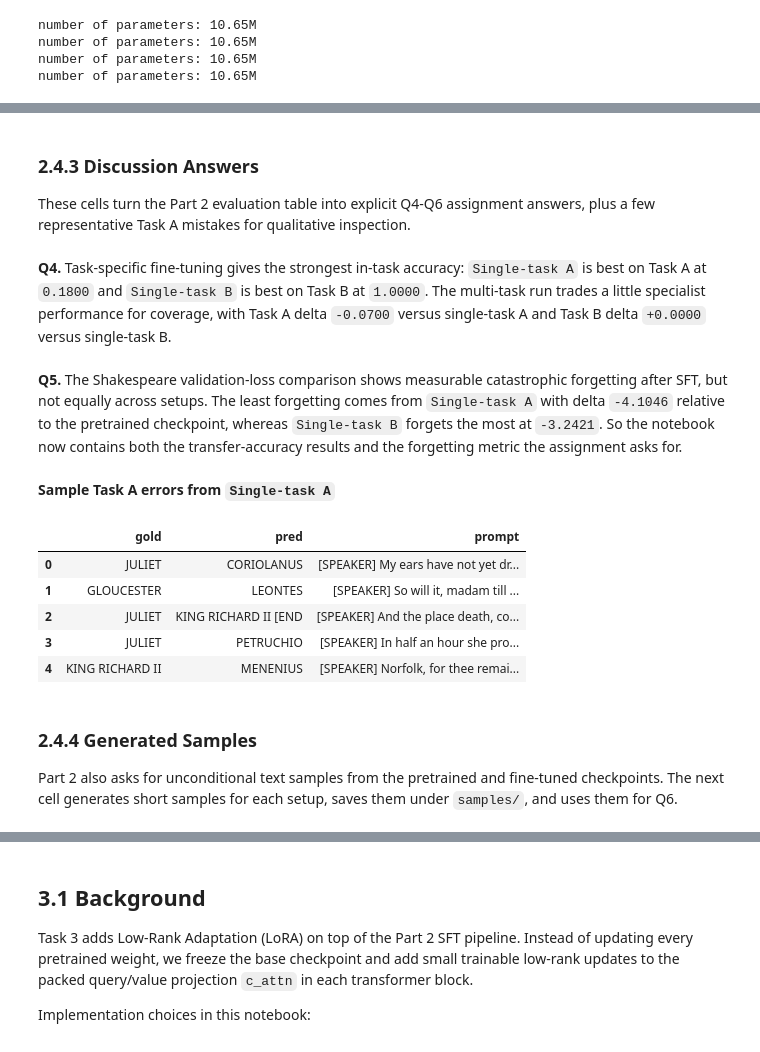
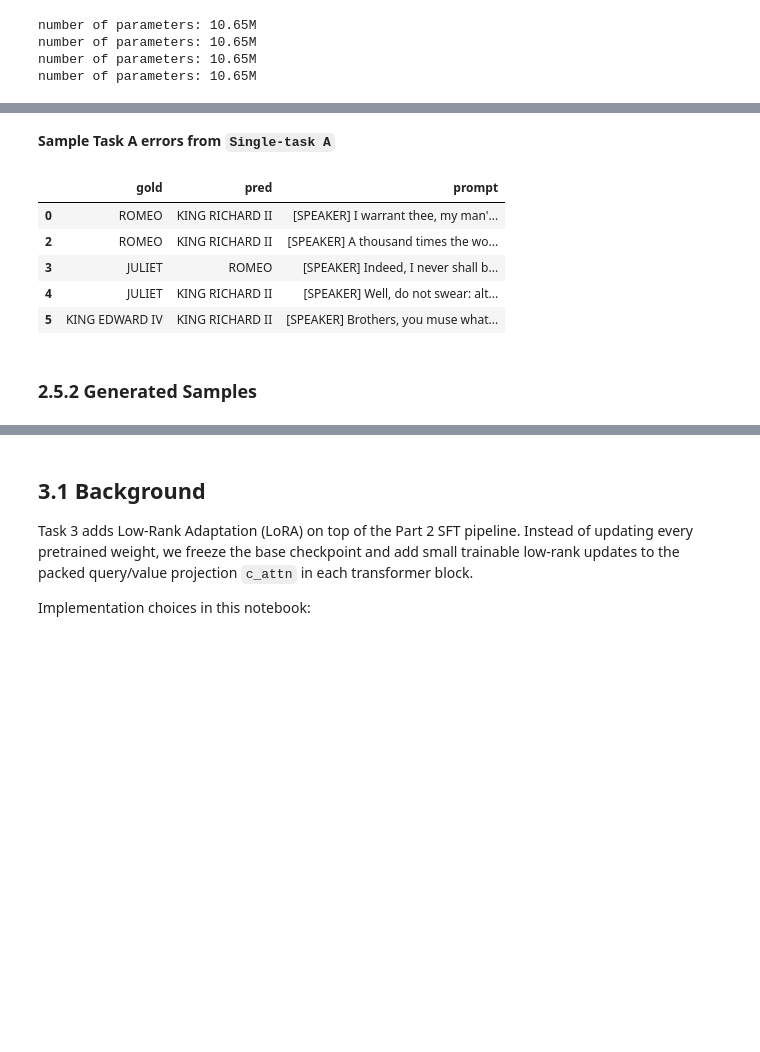
Before and after one commit to maaxhe/foundations_NLP, a Jupyter notebook: final_assignment_advanced/notebook_advanced.ipynb, the cells around one changed output, grey strips where cells are left out. Drawn from its saved outputs; the diff is of its cells as text; code cells hidden in the pictures; blank space fills up the shorter version.

Commit message:
fixed a few mistakes in the code. should be good now

```diff
--- a/final_assignment_advanced/notebook_advanced.ipynb
+++ b/final_assignment_advanced/notebook_advanced.ipynb
@@ -1777,7 +1792,7 @@ Both tasks are formatted as text-to-text character-level prediction problems usi
 
 ### 2.3.1 Load raw Shakespeare text
 # %%
-raw_text_path = os.path.join("data", "shakespeare_char_speaker", "input.txt")
+raw_text_path = os.path.join(BASE_PRETRAINED_DATA_DIR, "input.txt")
 with open(raw_text_path, "r", encoding="utf-8") as f:
     raw_text = f.read()
 
@@ -2085,8 +2201,8 @@ for setup_name, dataset_name, run_name in TASK2_RUN_CONFIGS:
     out_dir = run_name
     init_from = "pretrained"
     pretrained_ckpt_path = PRETRAINED_CKPT_PATH
-    learning_rate = 1e-5
-    max_iters = 1000
+    learning_rate = 5e-5
+    max_iters = 2500
     lr_decay_iters = max_iters
     eval_interval = 100
     eval_iters = 100
@@ -2376,6 +2483,12 @@ def make_generate_fn(model, stoi, itos, max_new_tokens=40, temperature=0.8, top_
 def best_val_loss(history):
     return min(history["val_loss"]) if history.get("val_loss") else float("nan")
 
+
+# Allow enough generation budget for the longest label plus the closing [END] marker.
+part2_eval_max_new_tokens = max(
+    len(ex["label"] + " [END]")
+    for ex in (task_a_train + task_a_test + task_b_train + task_b_test)
+) + 4
 
 part2_rows = [
     {"Setup": "Random baseline", "Task A Acc.": 0.10, "Task B Acc.": 0.50, "Shakespeare Val Loss": np.nan}
@@ -2384,7 +2497,14 @@ part2_predictions = {}
 part2_shakespeare_eval = {}
 
 for setup, (model, stoi, itos) in loaded_models.items():
-    generate_fn = make_generate_fn(model, stoi, itos, max_new_tokens=20, temperature=0.2, top_k=10)
+    generate_fn = make_generate_fn(
+        model,
+        stoi,
+        itos,
+        max_new_tokens=part2_eval_max_new_tokens,
+        temperature=0.2,
+        top_k=10,
+    )
 
     task_a_acc, task_a_preview = compute_accuracy(generate_fn, task_a_test, verbose=False)
     task_b_acc, task_b_preview = compute_accuracy(generate_fn, task_b_test, verbose=False)
@@ -2444,57 +2564,33 @@ step 0: train loss 2.3181, val loss 2.5291
-# %% [markdown]
-### 2.4.3 Discussion Answers
-
-These cells turn the Part 2 evaluation table into explicit Q4-Q6 assignment answers, plus a few representative Task A mistakes for qualitative inspection.
 # %%
 from IPython.display import Markdown, display
 
 non_random = results[results["Setup"] != "Random baseline"].copy()
 best_task_a = non_random.loc[non_random["Task A Acc."].idxmax()]
 best_task_b = non_random.loc[non_random["Task B Acc."].idxmax()]
 multi_task = non_random[non_random["Setup"] == "Multi-task A+B"].iloc[0]
 single_a = non_random[non_random["Setup"] == "Single-task A"].iloc[0]
 single_b = non_random[non_random["Setup"] == "Single-task B"].iloc[0]
 sft_only = non_random[non_random["Setup"] != "Pretrained (no SFT)"].copy()
-least_forgetting = sft_only.loc[sft_only["Forgetting Delta"].idxmin()]
-most_forgetting = sft_only.loc[sft_only["Forgetting Delta"].idxmax()]
-
-q4 = (
-    f"Task-specific fine-tuning gives the strongest in-task accuracy: `{best_task_a['Setup']}` is best on Task A at `{best_task_a['Task A Acc.']:.4f}` and "
-    f"`{best_task_b['Setup']}` is best on Task B at `{best_task_b['Task B Acc.']:.4f}`. "
-    f"The multi-task run trades a little specialist performance for coverage, with Task A delta `{multi_task['Task A Acc.'] - single_a['Task A Acc.']:+.4f}` "
-    f"versus single-task A and Task B delta `{multi_task['Task B Acc.'] - single_b['Task B Acc.']:+.4f}` versus single-task B."
-)
-
-q5 = (
-    f"The Shakespeare validation-loss comparison shows measurable catastrophic forgetting after SFT, but not equally across setups. "
-    f"The least forgetting comes from `{least_forgetting['Setup']}` with delta `{least_forgetting['Forgetting Delta']:+.4f}` relative to the pretrained checkpoint, "
-    f"whereas `{most_forgetting['Setup']}` forgets the most at `{most_forgetting['Forgetting Delta']:+.4f}`. "
-    "So the notebook now contains both the transfer-accuracy results and the forgetting metric the assignment asks for."
-)
-
-display(Markdown(f"**Q4.** {q4}"))
-display(Markdown(f"**Q5.** {q5}"))
+smallest_shift = sft_only.loc[sft_only["Forgetting Delta"].abs().idxmin()]
+largest_forgetting = sft_only.loc[sft_only["Forgetting Delta"].idxmax()]
+largest_improvement = sft_only.loc[sft_only["Forgetting Delta"].idxmin()]
 
 best_task_a_errors = part2_predictions[best_task_a["Setup"]]["task_a"]
 best_task_a_errors = best_task_a_errors[~best_task_a_errors["correct"]][["gold", "pred", "prompt"]].head(5)
 
 if len(best_task_a_errors) > 0:
     display(Markdown(f"**Sample Task A errors from `{best_task_a['Setup']}`**"))
     display(best_task_a_errors)
 # %% [output]
-**Q4.** Task-specific fine-tuning gives the strongest in-task accuracy: `Single-task A` is best on Task A at `0.1800` and `Single-task B` is best on Task B at `1.0000`. The multi-task run trades a little specialist performance for coverage, with Task A delta `-0.0700` versus single-task A and Task B delta `+0.0000` versus single-task B.
+**Sample Task A errors from `Single-task A`**
-**Q5.** The Shakespeare validation-loss comparison shows measurable catastrophic forgetting after SFT, but not equally across setups. The least forgetting comes from `Single-task A` with delta `-4.1046` relative to the pretrained checkpoint, whereas `Single-task B` forgets the most at `-3.2421`. So the notebook now contains both the transfer-accuracy results and the forgetting metric the assignment asks for.
-**Sample Task A errors from `Single-task A`**
 |  | gold | pred | prompt |
-| 0 | JULIET | CORIOLANUS | [SPEAKER] My ears have not yet dr... |
-| 1 | GLOUCESTER | LEONTES | [SPEAKER] So will it, madam till ... |
-| 2 | JULIET | KING RICHARD II [END | [SPEAKER] And the place death, co... |
-| 3 | JULIET | PETRUCHIO | [SPEAKER] In half an hour she pro... |
-| 4 | KING RICHARD II | MENENIUS | [SPEAKER] Norfolk, for thee remai... |
+| 0 | ROMEO | KING RICHARD II | [SPEAKER] I warrant thee, my man'... |
+| 2 | ROMEO | KING RICHARD II | [SPEAKER] A thousand times the wo... |
+| 3 | JULIET | ROMEO | [SPEAKER] Indeed, I never shall b... |
+| 4 | JULIET | KING RICHARD II | [SPEAKER] Well, do not swear: alt... |
+| 5 | KING EDWARD IV | KING RICHARD II | [SPEAKER] Brothers, you muse what... |
 # %% [markdown]
-### 2.4.4 Generated Samples
-
-Part 2 also asks for unconditional text samples from the pretrained and fine-tuned checkpoints. The next cell generates short samples for each setup, saves them under `samples/`, and uses them for Q6.
+### 2.5.2 Generated Samples
 # %%
 from pathlib import Path
 
```
Also changed, not shown: parts of 32 cells of this notebook, 22 other files.
